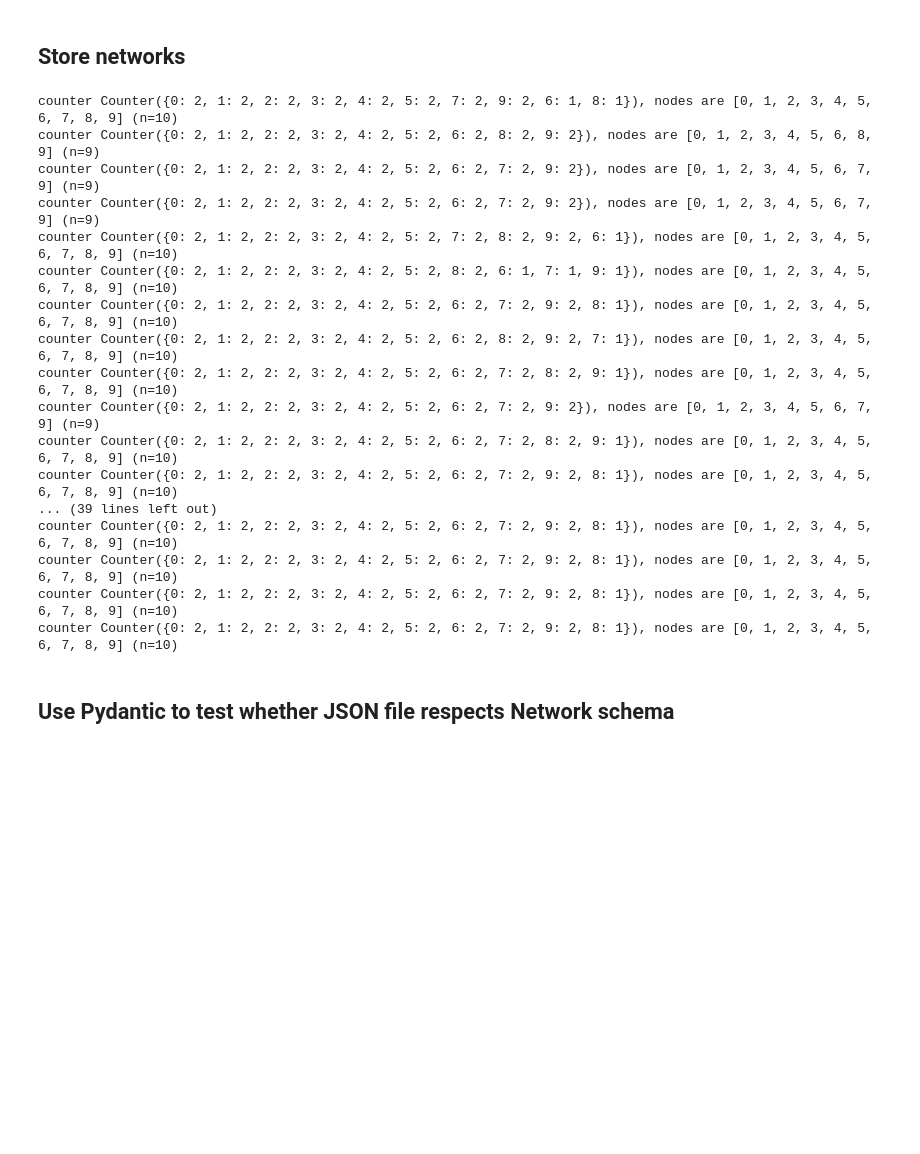
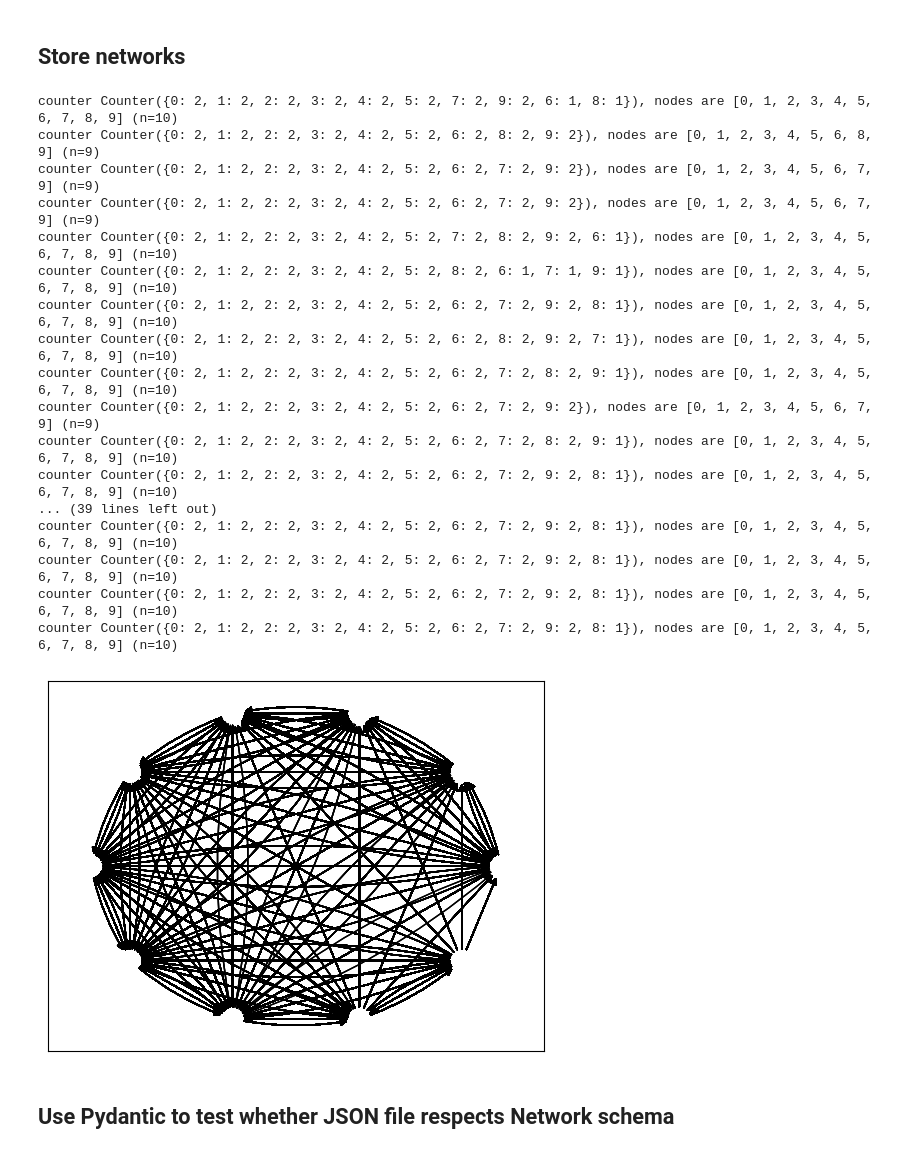
Before and after one commit to LBrinkmann/reward-network-iii-algorithm, a Jupyter notebook: notebooks/generation.ipynb, the cells around one changed output. Saved outputs shown, nothing was run; the diff lists cells and outputs as text; code cells hidden in the pictures; blank space fills up the shorter version.

```diff
--- a/notebooks/generation.ipynb
+++ b/notebooks/generation.ipynb
@@ -50,8 +50,8 @@ from_to = {(int(k[1]),int(k[3])):v for k,v in from_to_str.items()}
 
 make_dir(output_folder)
 
-test_file = os.path.join(output_folder, 'test.json')
-train_file = os.path.join(output_folder, 'train.json')
+test_file = os.path.join(output_folder, 'test_viz.json')
+train_file = os.path.join(output_folder, 'train_viz.json')
 
 random.seed(seed)
 np.random.seed(seed)
@@ -214,11 +211,18 @@ def parse_node(name, pos_map, id, **kwargs):
     }
 
 
-def parse_link(source, target, reward, reward_idx, **_):
+def parse_link(source, target, reward, reward_idx,arc_type,source_x,source_y,arc_x,arc_y,target_x,target_y, **_):
     return {
-        "source_id": source,
-        "target_id": target,
-        "reward": reward
+        "source_num": source, # source_id before
+        "target_num": target, # target_id before
+        "reward": reward,
+        "arc_type": arc_type,
+        "source_x": source_x,
+        "source_y": source_y,
+        "arc_x": arc_x,
+        "arc_y": arc_y,
+        "target_x": target_x,
+        "target_y": target_y
 
     }
 
@@ -263,13 +267,20 @@ def create_network_object(**kwargs):
 # %% [markdown]
 ## Store networks
 # %%
+# parameters for visualization
+node_size=300
+arc_rad = 0.1
+
 # create positions (x,y coordinates) for network nodes
 G = sample_network()
 network = nx.json_graph.node_link_data(G)
 pos = nx.circular_layout(G)
-pos_map = {
-    k: {'x': v[0], 'y': v[0]}
-    for k, v in pos.items()
+#pos_map = {
+#    k: {'x': v[0], 'y': v[0]}
+#    for k, v in pos.items()
+#}
+pos_map = { k: {'x': v[0]*100, 'y': v[1]*100}
+            for k, v in pos.items()
 }
 
 # sample and store training networks
@@ -278,6 +289,27 @@ for i in range(n_train):
 
     G = sample_network()
     network = nx.json_graph.node_link_data(G)
+    # NEW: add vertices for visualization purposes
+    for ii, e in enumerate(G.edges()):
+        if (reversed(e) in G.edges()):
+            network['links'][ii]['arc_type'] = 'curved'
+            arc = nx.draw_networkx_edges(
+                G, pos, edgelist=[e], node_size=node_size,
+                connectionstyle=f'arc3, rad = {arc_rad}')
+        else:
+            network['links'][ii]['arc_type'] = 'straight'
+            arc = nx.draw_networkx_edges(
+                G, pos, edgelist=[e], node_size=node_size)
+
+        vert = arc[0].get_path().vertices.T[:, :3] * 100
+
+        network['links'][ii]['source_x'] = vert[0, 0]
+        network['links'][ii]['source_y'] = vert[1, 0]
+        network['links'][ii]['arc_x'] = vert[0, 1]
+        network['links'][ii]['arc_y'] = vert[1, 1]
+        network['links'][ii]['target_x'] = vert[0, 2]
+        network['links'][ii]['target_y'] = vert[1, 2]
+
     network_id = hashlib.md5(json.dumps(network, sort_keys=True).encode('utf-8')).hexdigest()
 
     c = Counter([e['source'] for e in network['links']])
@@ -294,33 +326,55 @@ for i in range(n_train):
 save_json(networks, train_file)
 
 
 # sample and store test networks
 networks = []
 for i in range(n_test):
     #network_id = f'{dataset_name}_train_{i}'
     G = sample_network()
     network = nx.json_graph.node_link_data(G)
+    # NEW: add vertices for visualization purposes
+    for ii, e in enumerate(G.edges()):
+        if (reversed(e) in G.edges()):
+            network['links'][ii]['arc_type'] = 'curved'
+            arc = nx.draw_networkx_edges(
+                G, pos, edgelist=[e], node_size=node_size,
+                connectionstyle=f'arc3, rad = {arc_rad}')
+        else:
+            network['links'][ii]['arc_type'] = 'straight'
+            arc = nx.draw_networkx_edges(
+                G, pos, edgelist=[e], node_size=node_size)
+
+        vert = arc[0].get_path().vertices.T[:, :3] * 100
+
+        network['links'][ii]['source_x'] = vert[0, 0]
+        network['links'][ii]['source_y'] = vert[1, 0]
+        network['links'][ii]['arc_x'] = vert[0, 1]
+        network['links'][ii]['arc_y'] = vert[1, 1]
+        network['links'][ii]['target_x'] = vert[0, 2]
+        network['links'][ii]['target_y'] = vert[1, 2]
+
     network_id = hashlib.md5(json.dumps(network, sort_keys=True).encode('utf-8')).hexdigest()
     networks.append(create_network_object(pos_map=pos_map, n_steps=n_steps, network_id=network_id, **network))
 save_json(networks, test_file)
 # %% [output]
 counter Counter({0: 2, 1: 2, 2: 2, 3: 2, 4: 2, 5: 2, 7: 2, 9: 2, 6: 1, 8: 1}), nodes are [0, 1, 2, 3, 4, 5, 6, 7, 8, 9] (n=10)
 counter Counter({0: 2, 1: 2, 2: 2, 3: 2, 4: 2, 5: 2, 6: 2, 8: 2, 9: 2}), nodes are [0, 1, 2, 3, 4, 5, 6, 8, 9] (n=9)
 counter Counter({0: 2, 1: 2, 2: 2, 3: 2, 4: 2, 5: 2, 6: 2, 7: 2, 9: 2}), nodes are [0, 1, 2, 3, 4, 5, 6, 7, 9] (n=9)
 counter Counter({0: 2, 1: 2, 2: 2, 3: 2, 4: 2, 5: 2, 6: 2, 7: 2, 9: 2}), nodes are [0, 1, 2, 3, 4, 5, 6, 7, 9] (n=9)
 counter Counter({0: 2, 1: 2, 2: 2, 3: 2, 4: 2, 5: 2, 7: 2, 8: 2, 9: 2, 6: 1}), nodes are [0, 1, 2, 3, 4, 5, 6, 7, 8, 9] (n=10)
 counter Counter({0: 2, 1: 2, 2: 2, 3: 2, 4: 2, 5: 2, 8: 2, 6: 1, 7: 1, 9: 1}), nodes are [0, 1, 2, 3, 4, 5, 6, 7, 8, 9] (n=10)
 counter Counter({0: 2, 1: 2, 2: 2, 3: 2, 4: 2, 5: 2, 6: 2, 7: 2, 9: 2, 8: 1}), nodes are [0, 1, 2, 3, 4, 5, 6, 7, 8, 9] (n=10)
 counter Counter({0: 2, 1: 2, 2: 2, 3: 2, 4: 2, 5: 2, 6: 2, 8: 2, 9: 2, 7: 1}), nodes are [0, 1, 2, 3, 4, 5, 6, 7, 8, 9] (n=10)
 counter Counter({0: 2, 1: 2, 2: 2, 3: 2, 4: 2, 5: 2, 6: 2, 7: 2, 8: 2, 9: 1}), nodes are [0, 1, 2, 3, 4, 5, 6, 7, 8, 9] (n=10)
 counter Counter({0: 2, 1: 2, 2: 2, 3: 2, 4: 2, 5: 2, 6: 2, 7: 2, 9: 2}), nodes are [0, 1, 2, 3, 4, 5, 6, 7, 9] (n=9)
 counter Counter({0: 2, 1: 2, 2: 2, 3: 2, 4: 2, 5: 2, 6: 2, 7: 2, 8: 2, 9: 1}), nodes are [0, 1, 2, 3, 4, 5, 6, 7, 8, 9] (n=10)
 counter Counter({0: 2, 1: 2, 2: 2, 3: 2, 4: 2, 5: 2, 6: 2, 7: 2, 9: 2, 8: 1}), nodes are [0, 1, 2, 3, 4, 5, 6, 7, 8, 9] (n=10)
 ... (39 lines left out)
 counter Counter({0: 2, 1: 2, 2: 2, 3: 2, 4: 2, 5: 2, 6: 2, 7: 2, 9: 2, 8: 1}), nodes are [0, 1, 2, 3, 4, 5, 6, 7, 8, 9] (n=10)
 counter Counter({0: 2, 1: 2, 2: 2, 3: 2, 4: 2, 5: 2, 6: 2, 7: 2, 9: 2, 8: 1}), nodes are [0, 1, 2, 3, 4, 5, 6, 7, 8, 9] (n=10)
 counter Counter({0: 2, 1: 2, 2: 2, 3: 2, 4: 2, 5: 2, 6: 2, 7: 2, 9: 2, 8: 1}), nodes are [0, 1, 2, 3, 4, 5, 6, 7, 8, 9] (n=10)
 counter Counter({0: 2, 1: 2, 2: 2, 3: 2, 4: 2, 5: 2, 6: 2, 7: 2, 9: 2, 8: 1}), nodes are [0, 1, 2, 3, 4, 5, 6, 7, 8, 9] (n=10)
+[figure, added]
 # %% [markdown]
 ## Use Pydantic to test whether JSON file respects Network schema
 # %%
```
Also changed, not shown: parts of 2 cells of this notebook, 1 other file.
